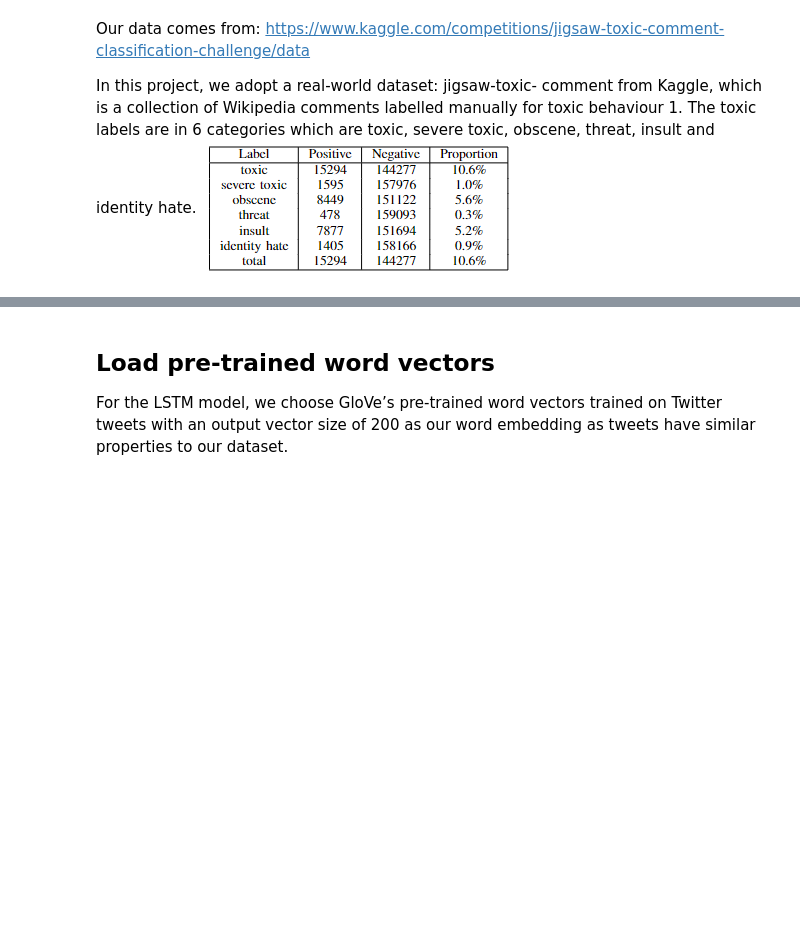
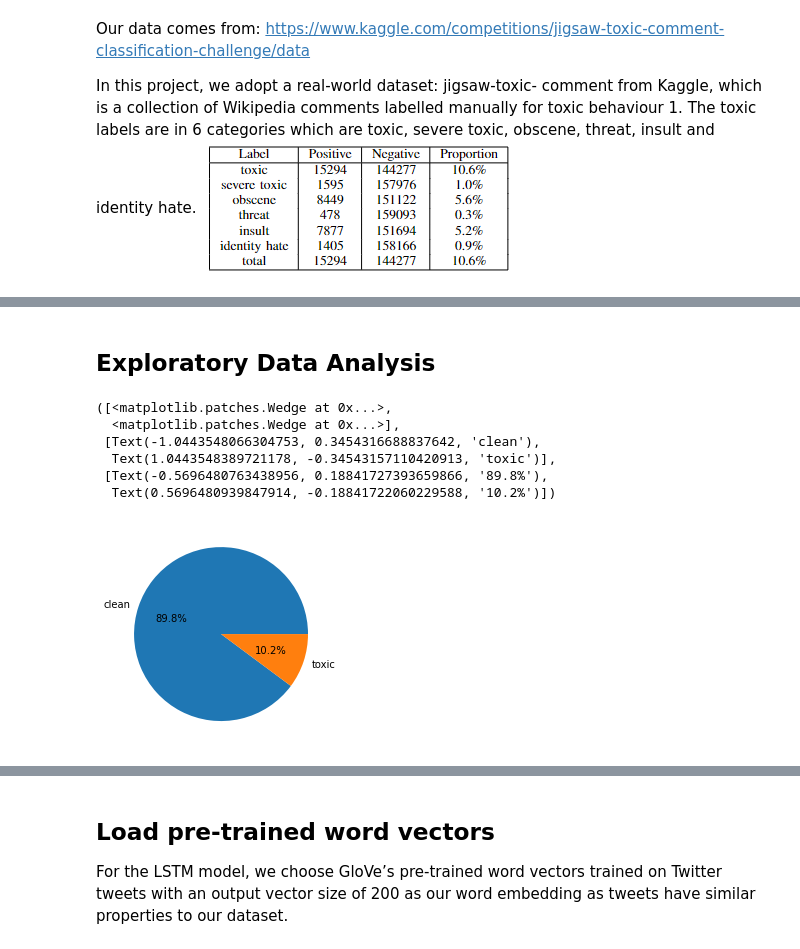
Before and after one commit to kanyeishere/toxic-comment-classification, a Jupyter notebook: glove_bi-lstm.ipynb, the cells around one changed output, grey strips where cells are left out. Drawn from its saved outputs; the diff is of its cells as text; code cells hidden in the pictures; blank space fills up the shorter version.

```diff
--- a/glove_bi-lstm.ipynb
+++ b/glove_bi-lstm.ipynb
@@ -86,0 +104,13 @@ test_df.head()
+# %% [markdown]
+## Exploratory Data Analysis
+# %%
+#percentage of clean comments
+plt.pie([len(df['comment_text']) - len(toxic_df['comment_text']), len(toxic_df['comment_text'])], labels=['clean', 'toxic'], autopct='%1.1f%%')
+# %% [output]
+([<matplotlib.patches.Wedge at 0x...>,
+  <matplotlib.patches.Wedge at 0x...>],
+ [Text(-1.0443548066304753, 0.3454316688837642, 'clean'),
+  Text(1.0443548389721178, -0.34543157110420913, 'toxic')],
+ [Text(-0.5696480763438956, 0.18841727393659866, '89.8%'),
+  Text(0.5696480939847914, -0.18841722060229588, '10.2%')])
+[figure, added]
```
Also changed, not shown: parts of 4 cells of this notebook, 4 other files.
